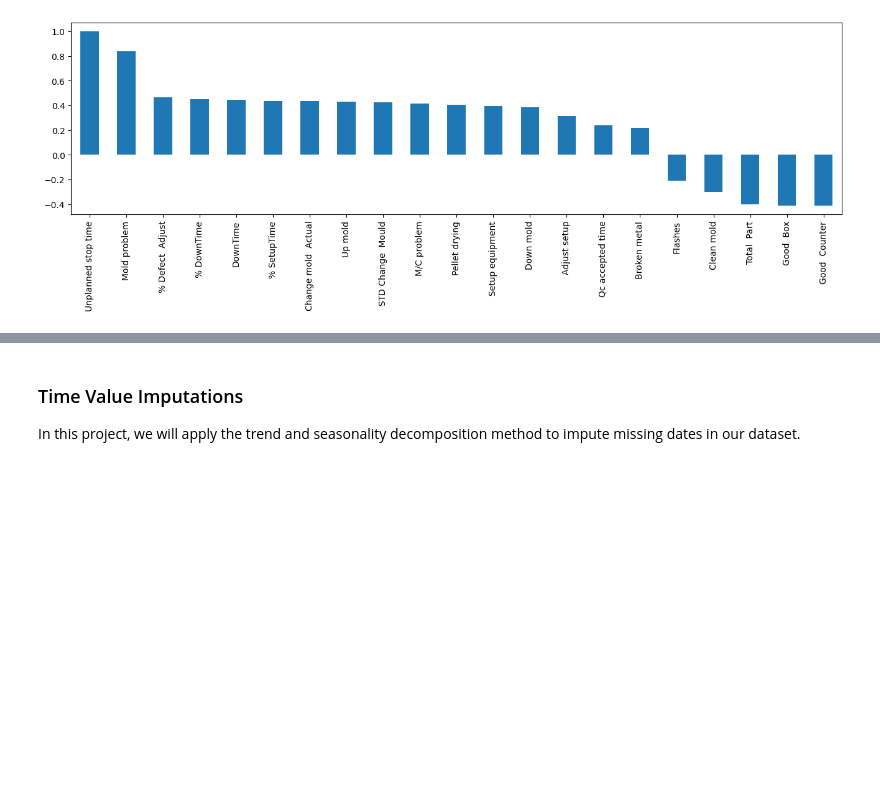
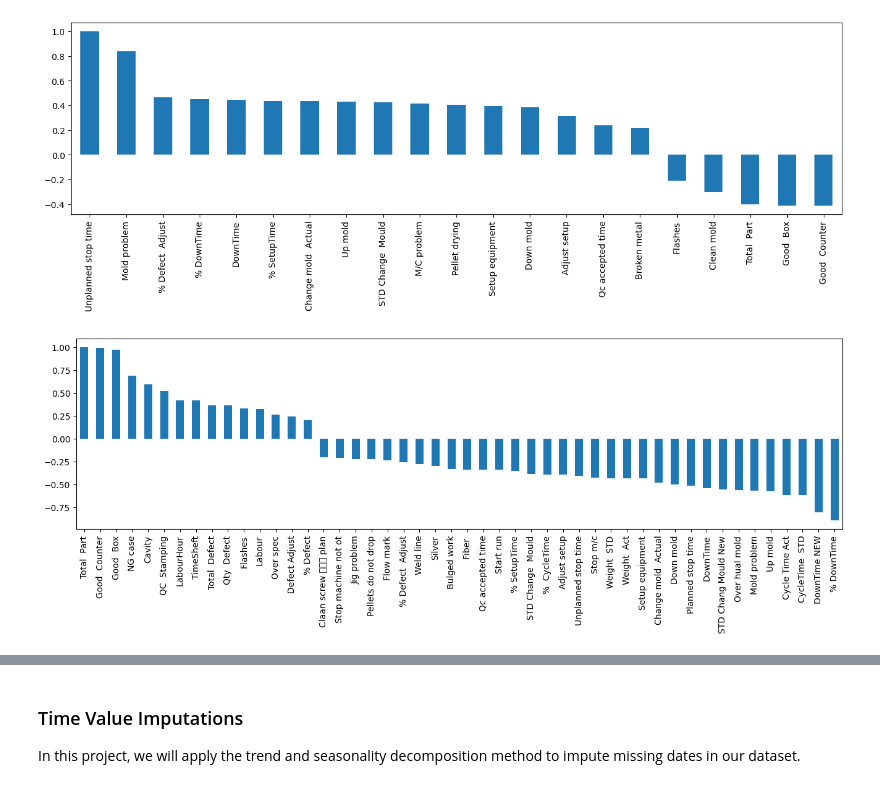
Before and after one commit to ParunNg/Downtime-Prediction, a Jupyter notebook: [REV1] Downtime Prediction.ipynb, the cells around one changed output, grey strips where cells are left out. Cells and saved outputs as stored; diff of their text form; code cells hidden in the pictures; blank space fills up the shorter version.

```diff
--- a/[REV1] Downtime Prediction.ipynb
+++ b/[REV1] Downtime Prediction.ipynb
@@ -103,0 +144,4 @@ i102_df = prod_df[prod_df['M/C'] == 'I-102']
+# %%
+display_corr(prod_df, 'Total  Part')
+# %% [output]
+[figure, added]
```
Also changed, not shown: parts of 30 cells of this notebook.
